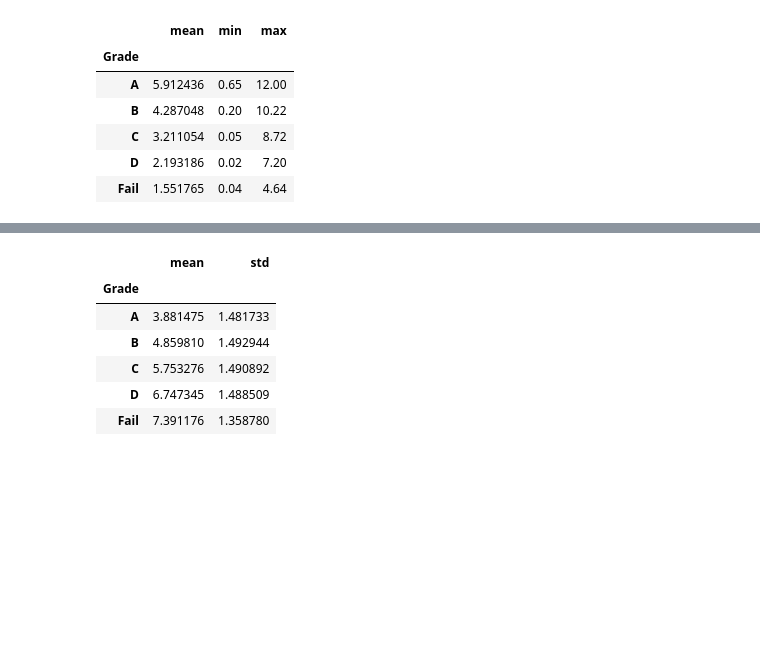
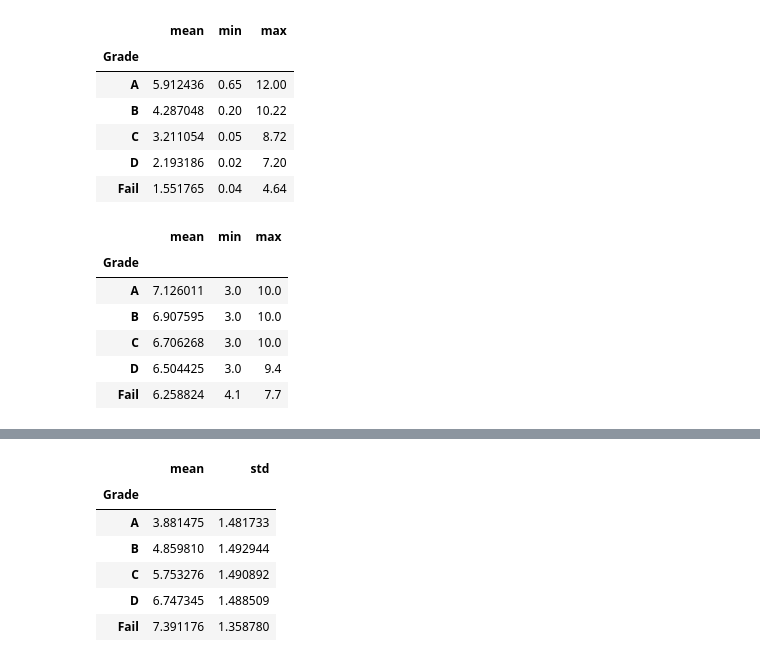
Before and after one commit to FatimaAlMurtadha/Python-atm-and-more, a Jupyter notebook: NewDataSetV20/GradeDS.ipynb, the cells around one changed output, grey strips where cells are left out. Saved outputs shown, nothing was run; the diff lists cells and outputs as text; code cells hidden in the pictures; blank space fills up the shorter version.

```diff
--- a/NewDataSetV20/GradeDS.ipynb
+++ b/NewDataSetV20/GradeDS.ipynb
@@ -202,3 +196,13 @@ df.groupby("Grade")["Hours_Studied"].agg(["mean", "min","max"])
 | C | 3.211054 | 0.05 | 8.72 |
 | D | 2.193186 | 0.02 | 7.20 |
 | Fail | 1.551765 | 0.04 | 4.64 |
+# %%
+df.groupby("Grade")["Sleep_Hours"].agg(["mean", "min","max"])
+# %% [output]
+|  | mean | min | max |
+| Grade |  |  |  |
+| A | 7.126011 | 3.0 | 10.0 |
+| B | 6.907595 | 3.0 | 10.0 |
+| C | 6.706268 | 3.0 | 10.0 |
+| D | 6.504425 | 3.0 | 9.4 |
+| Fail | 6.258824 | 4.1 | 7.7 |
```
Also changed, not shown: parts of 21 cells of this notebook.
